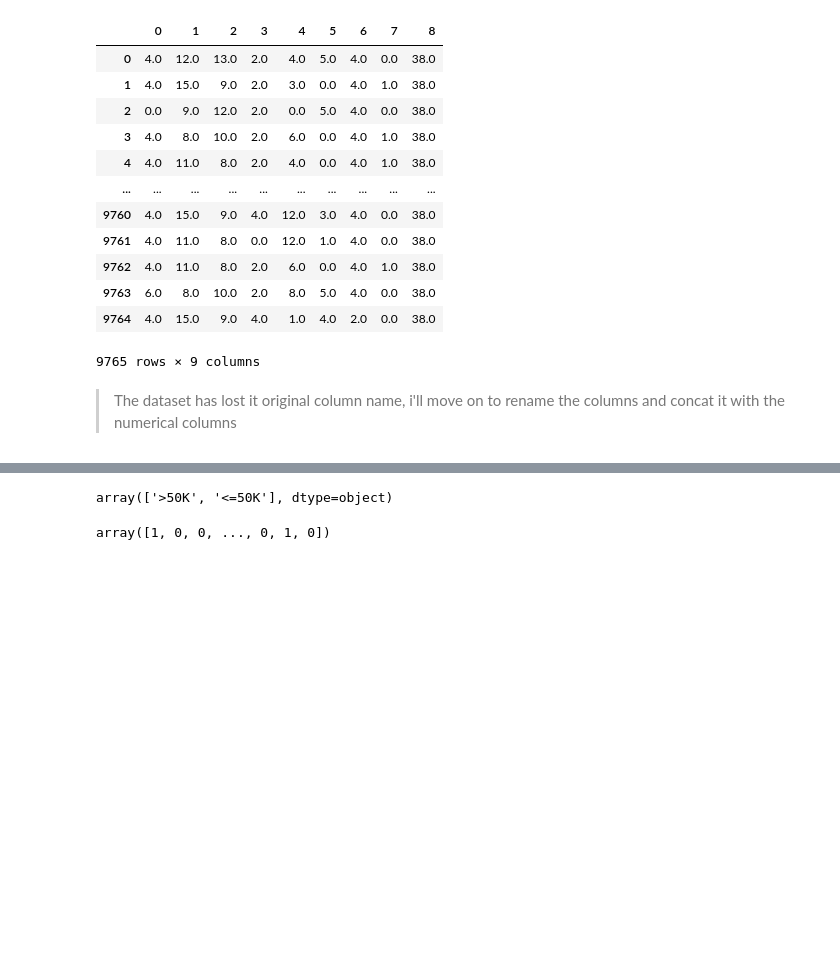
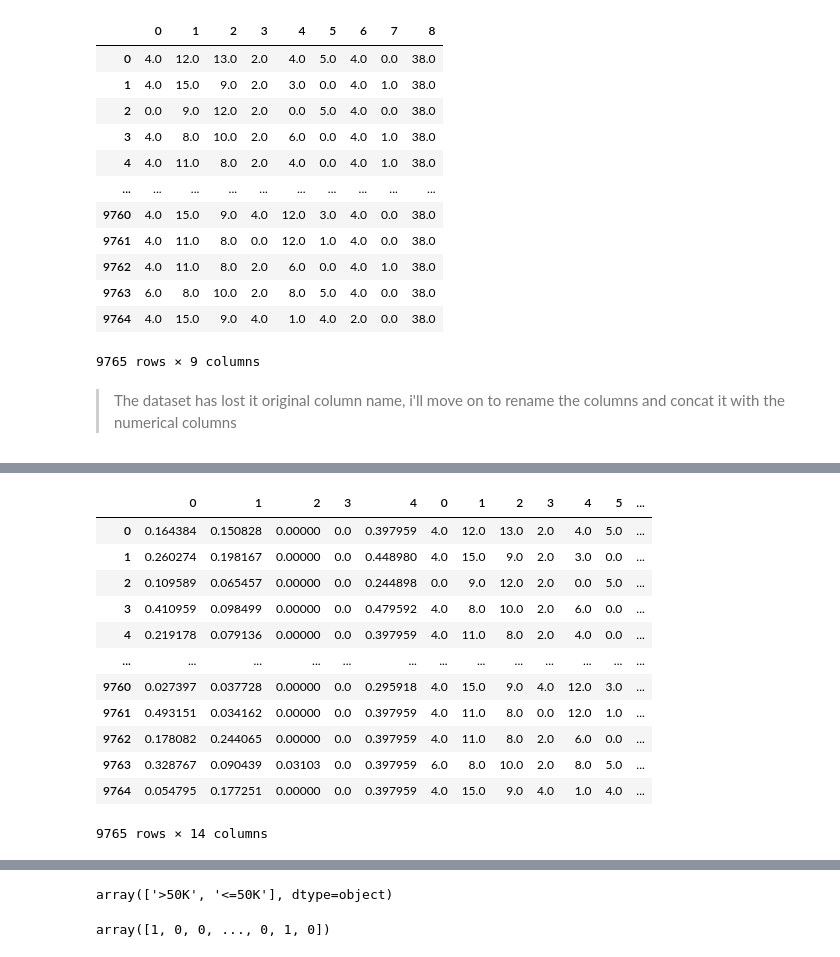
Before and after one commit to joedetDS/University-of-wolverhampton-Assignments, a Jupyter notebook: Workshop #3.ipynb, the cells around one changed output, grey strips where cells are left out. Saved outputs shown, nothing was run; the diff lists cells and outputs as text; code cells hidden in the pictures; blank space fills up the shorter version.

Commit message:
corrected the issue of normalization
I previously normalized the whole dataset including the nominal and ordinal columns, which was wrong and affected the classification results.

```diff
--- a/Workshop #3.ipynb
+++ b/Workshop #3.ipynb
@@ -160,3 +180,19 @@ X_concatenated = pd.concat([X[num_feat], X_encoded], axis=1)
+# %%
+X_concatenated
+# %% [output]
+|  | 0 | 1 | 2 | 3 | 4 | 0 | 1 | 2 | 3 | 4 | 5 | ... |
+| 0 | 0.164384 | 0.150828 | 0.00000 | 0.0 | 0.397959 | 4.0 | 12.0 | 13.0 | 2.0 | 4.0 | 5.0 | ... |
+| 1 | 0.260274 | 0.198167 | 0.00000 | 0.0 | 0.448980 | 4.0 | 15.0 | 9.0 | 2.0 | 3.0 | 0.0 | ... |
+| 2 | 0.109589 | 0.065457 | 0.00000 | 0.0 | 0.244898 | 0.0 | 9.0 | 12.0 | 2.0 | 0.0 | 5.0 | ... |
+| 3 | 0.410959 | 0.098499 | 0.00000 | 0.0 | 0.479592 | 4.0 | 8.0 | 10.0 | 2.0 | 6.0 | 0.0 | ... |
+| 4 | 0.219178 | 0.079136 | 0.00000 | 0.0 | 0.397959 | 4.0 | 11.0 | 8.0 | 2.0 | 4.0 | 0.0 | ... |
+| ... | ... | ... | ... | ... | ... | ... | ... | ... | ... | ... | ... | ... |
+| 9760 | 0.027397 | 0.037728 | 0.00000 | 0.0 | 0.295918 | 4.0 | 15.0 | 9.0 | 4.0 | 12.0 | 3.0 | ... |
+| 9761 | 0.493151 | 0.034162 | 0.00000 | 0.0 | 0.397959 | 4.0 | 11.0 | 8.0 | 0.0 | 12.0 | 1.0 | ... |
+| 9762 | 0.178082 | 0.244065 | 0.00000 | 0.0 | 0.397959 | 4.0 | 11.0 | 8.0 | 2.0 | 6.0 | 0.0 | ... |
+| 9763 | 0.328767 | 0.090439 | 0.03103 | 0.0 | 0.397959 | 6.0 | 8.0 | 10.0 | 2.0 | 8.0 | 5.0 | ... |
+| 9764 | 0.054795 | 0.177251 | 0.00000 | 0.0 | 0.397959 | 4.0 | 15.0 | 9.0 | 4.0 | 1.0 | 4.0 | ... |
+9765 rows × 14 columns
 # %%
 #new columns
 
```
Also changed, not shown: parts of 10 cells of this notebook.
